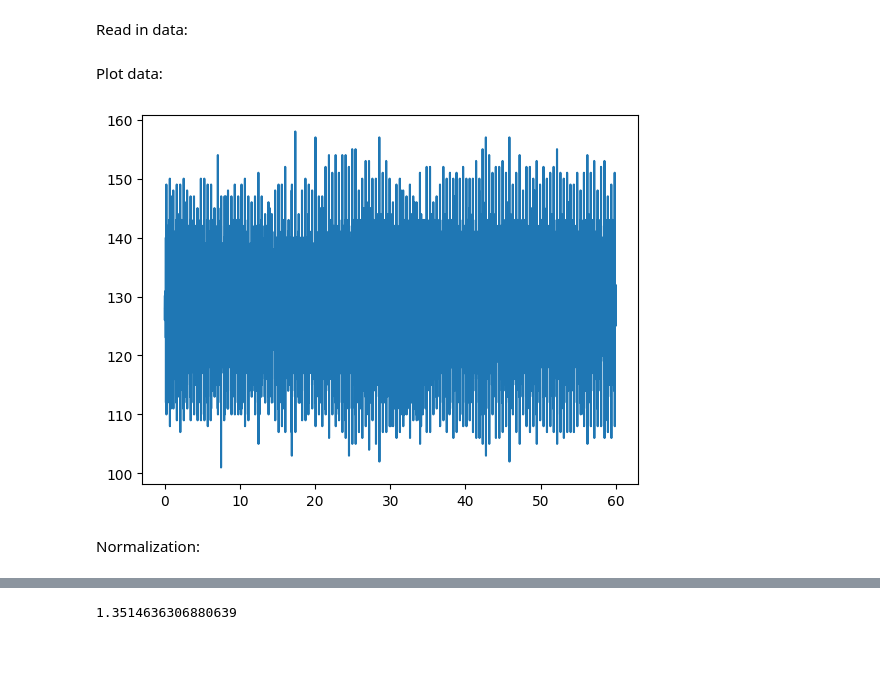
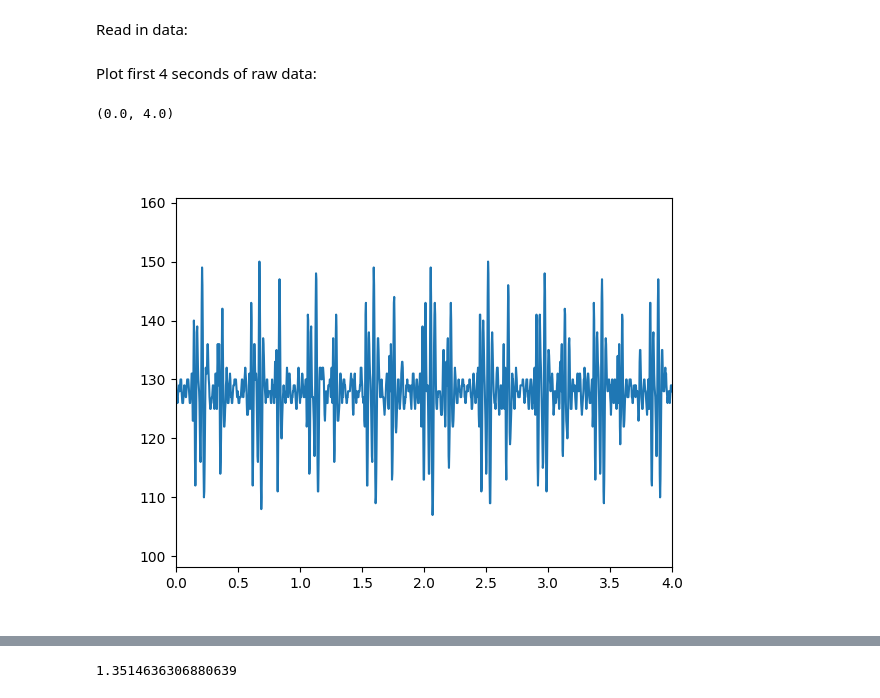
Before and after one commit to mulkr/pyPCG-toolbox, a Jupyter notebook: example_code.ipynb, the cells around one changed output, grey strips where cells are left out. Saved outputs shown, nothing was run; the diff lists cells and outputs as text; code cells hidden in the pictures; blank space fills up the shorter version.

Commit message:
Update example code

```diff
--- a/example_code.ipynb
+++ b/example_code.ipynb
@@ -16,11 +20,12 @@ Read in data:
 # %%
 data, fs = signal_io.read_signal_file("example.wav","wav")
 example = pcg.pcg_signal(data,fs)
-# %% [markdown]
-Plot data:
-# %%
-pcg.plot(example)
-# %% [output]
-[figure, removed]
-# %% [markdown]
-Normalization:
+# %% [markdown]
+Plot first 4 seconds of raw data:
+# %%
+plt.figure()
+pcg.plot(example)
+plt.xlim((0,4))
+# %% [output]
+(0.0, 4.0)
+[figure, added]
```
Also changed, not shown: parts of 34 cells of this notebook.
